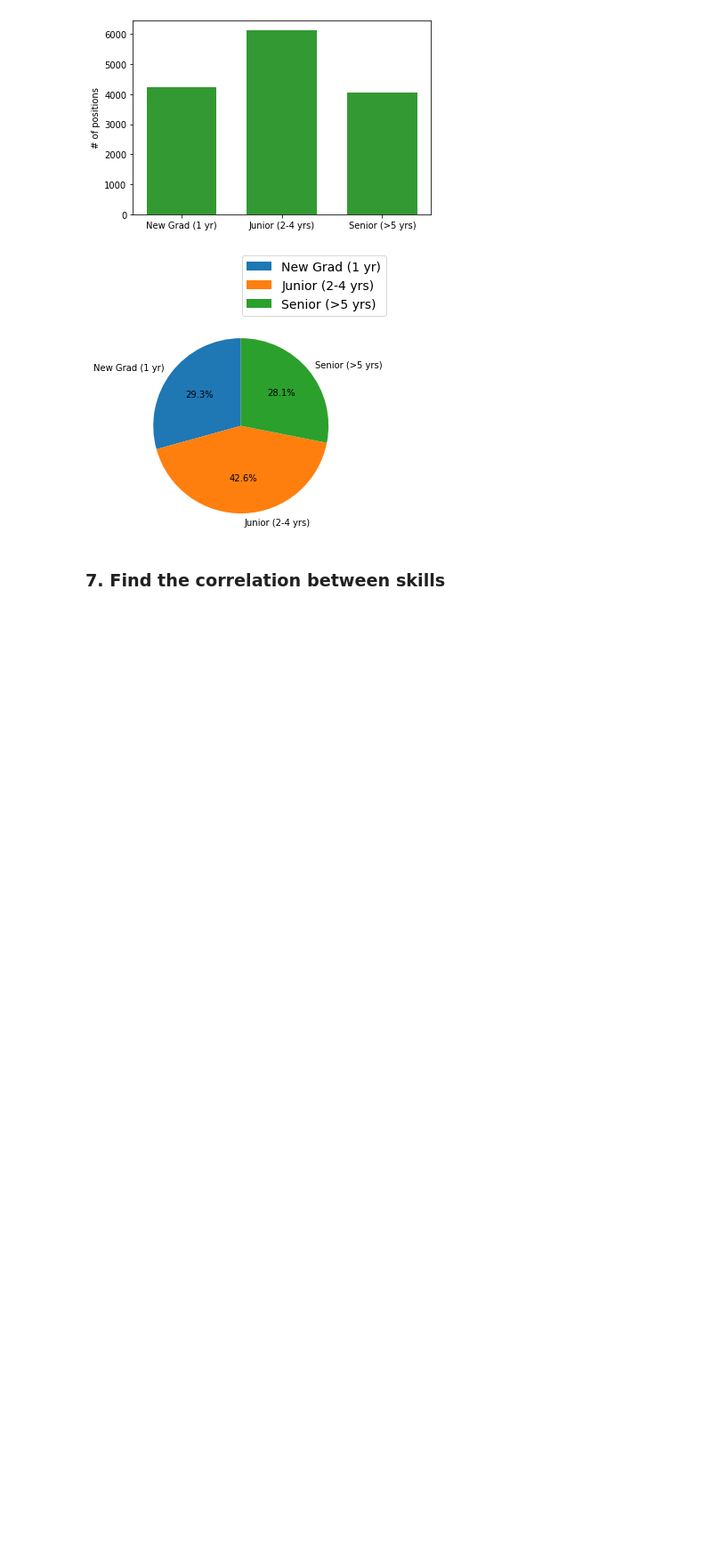
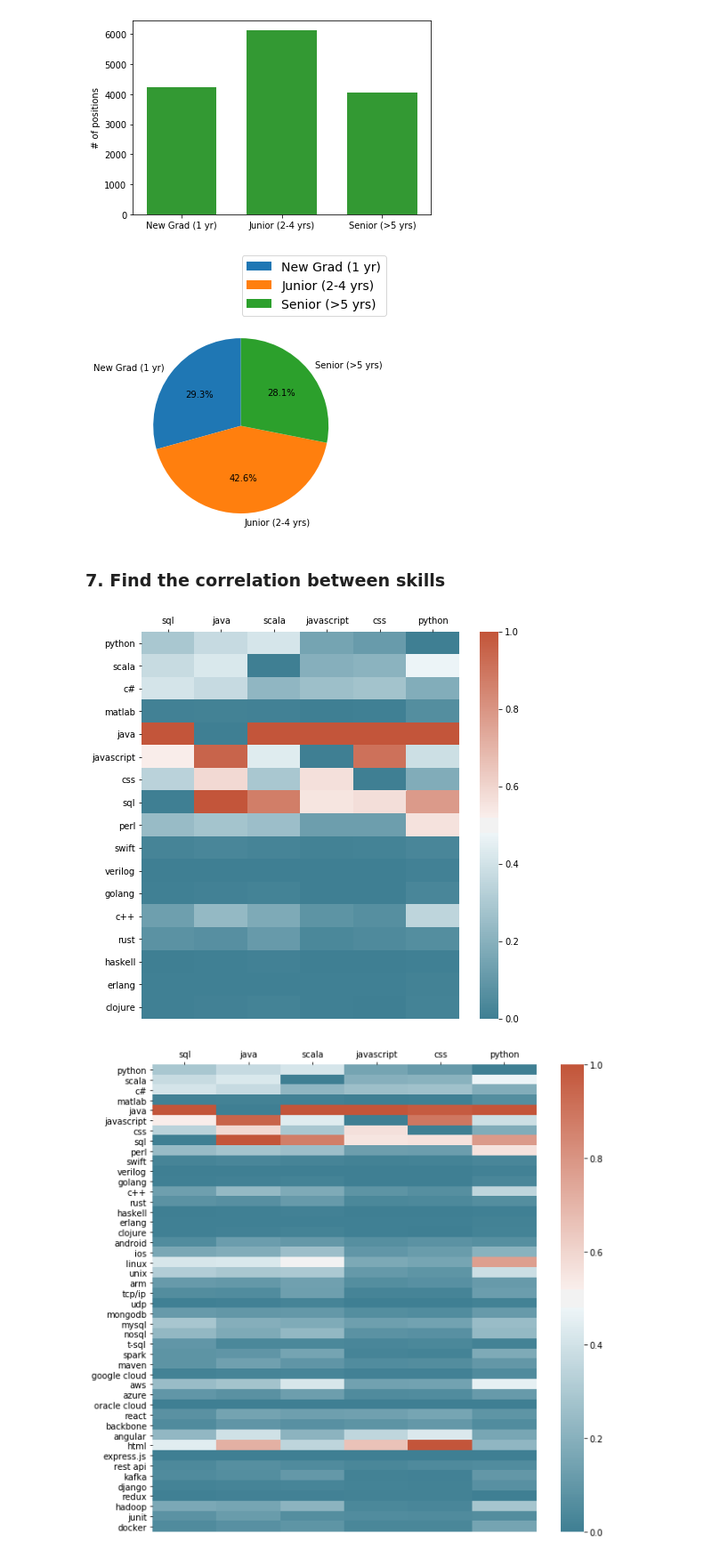
Before and after one commit to Leona-Hu/Skill-Finder, a Jupyter notebook: Skill_Finder_Analysis.ipynb, the cells around one changed output. Shown at 89% size. Saved outputs shown, nothing was run; the diff lists cells and outputs as text; code cells hidden in the pictures; blank space fills up the shorter version.

```diff
--- a/Skill_Finder_Analysis.ipynb
+++ b/Skill_Finder_Analysis.ipynb
@@ -320,0 +439,5 @@ plot_level_job(df)
+# %%
+plot_compliment(original_df)
+# %% [output]
+[figure, added]
+[figure, added]
```
Also changed, not shown: parts of 4 cells of this notebook.
